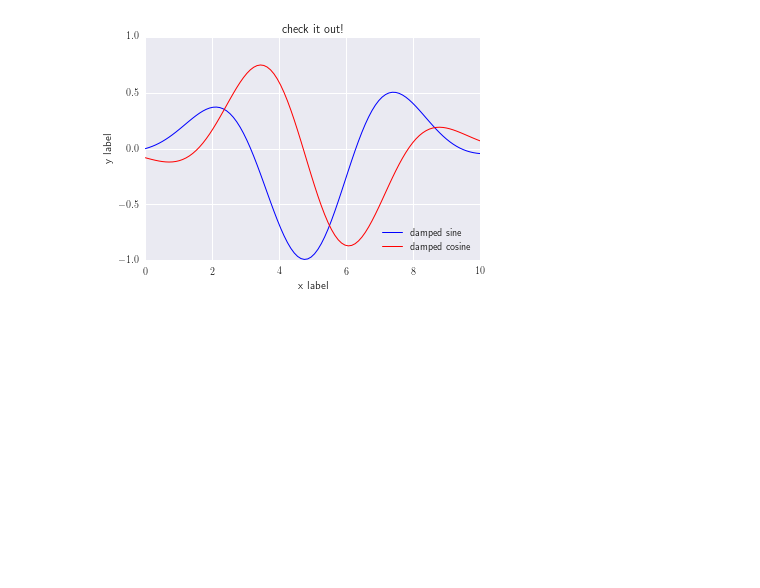
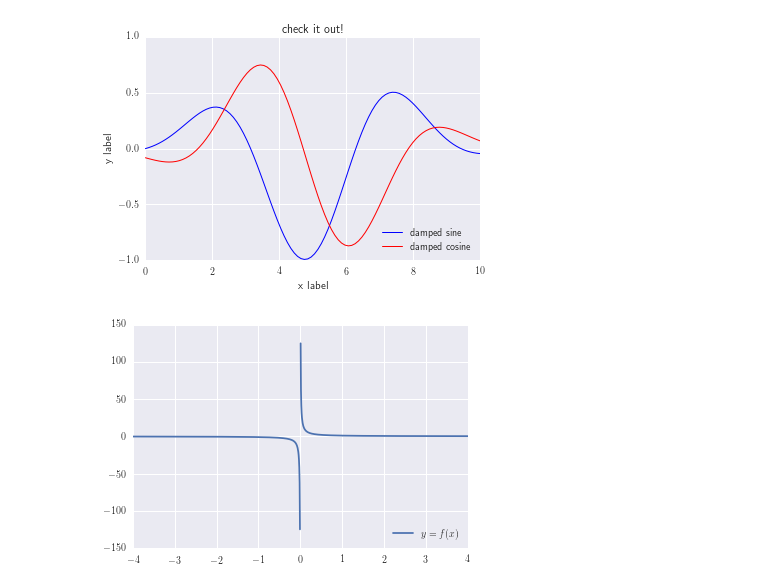
Before and after one commit to temcom/ipython, a Jupyter notebook: Test_First_Try.ipynb, the cells around one changed output. Cells and saved outputs as stored; diff of their text form; code cells hidden in the pictures; blank space fills up the shorter version.

```diff
--- a/Test_First_Try.ipynb
+++ b/Test_First_Try.ipynb
@@ -768,0 +786,18 @@ ax.set_ylim(-1.0, 1.0)
+# %%
+import pylab
+import math
+pylab.rc('text', usetex=True)
+
+x = pylab.linspace(-4,4,1001)
+
+#y = pylab.exp(x)
+#y = pylab.log2(x)
+#y = pylab.absolute(x)**pylab.sin(x)
+#y = pylab.cosh(x)
+y = (1/x)
+#y /= max(y)
+pylab.plot(x,y, label=r'$y=f(x)^{}$')
+pylab.legend(loc='lower right')
+pylab.show()
+# %% [output]
+[figure, added]
```
Also changed, not shown: parts of 14 cells of this notebook.
